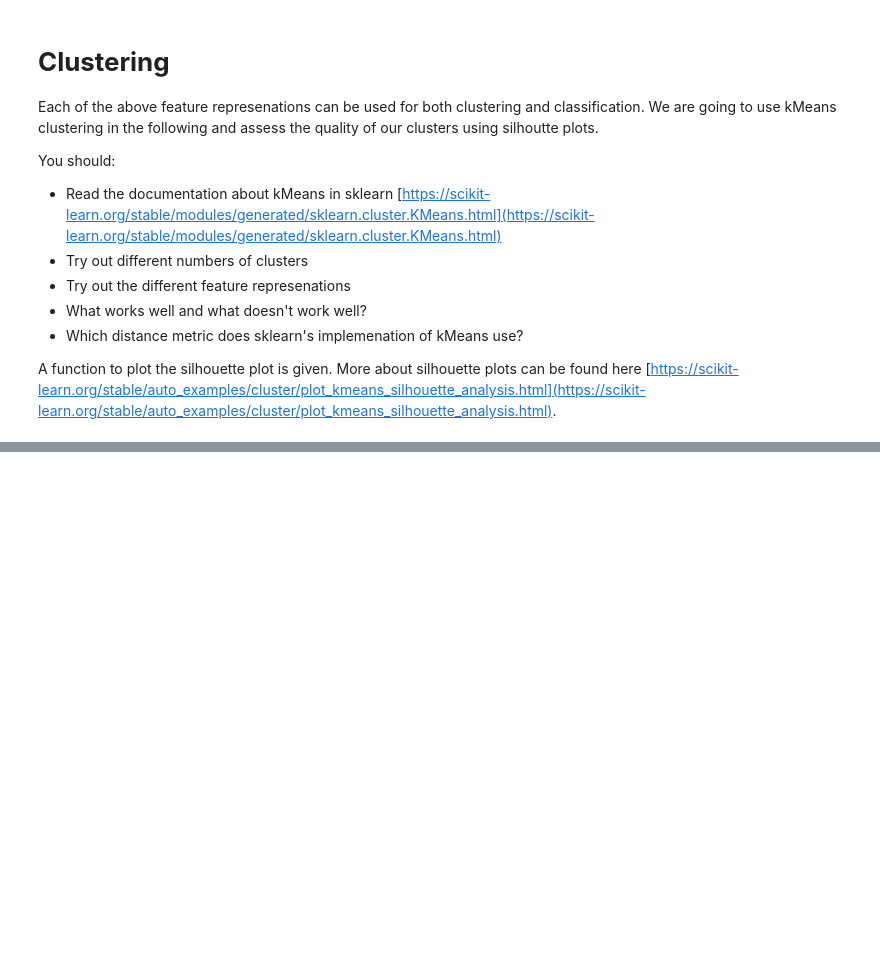
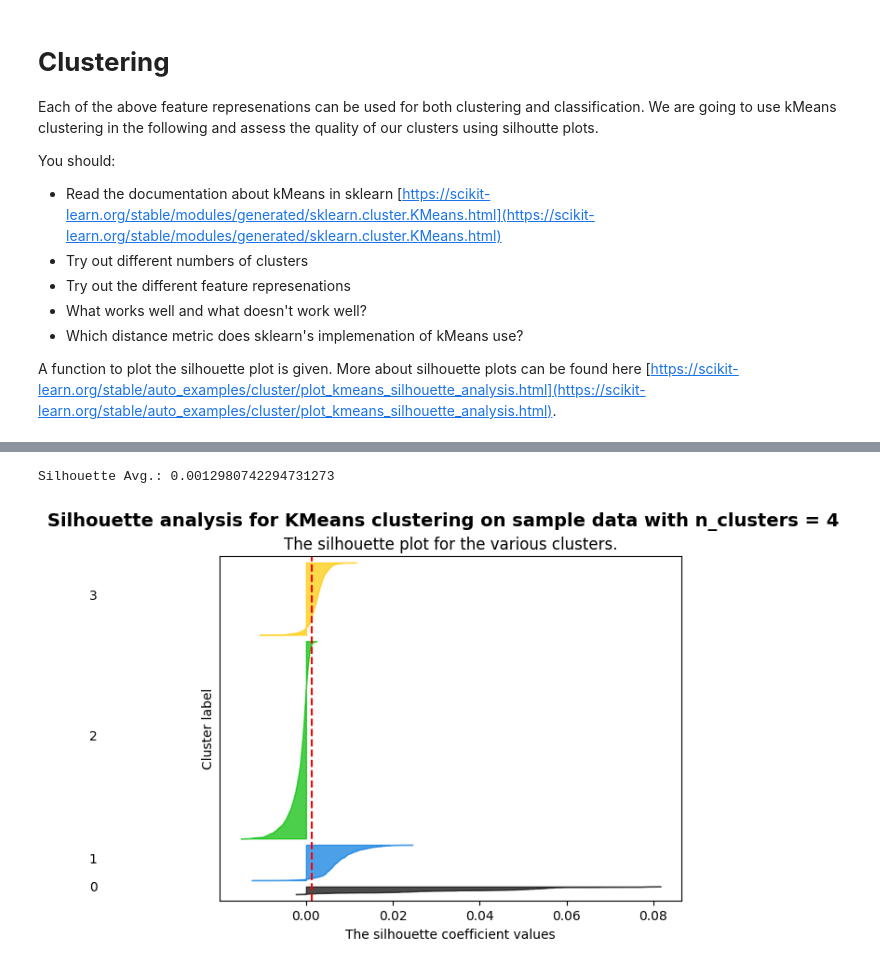
Before and after one commit to michabirklbauer/hgb_dse_text_mining_solutions, a Jupyter notebook: Features_Clustering.ipynb, the cells around one changed output, grey strips where cells are left out. Saved outputs shown, nothing was run; the diff lists cells and outputs as text; code cells hidden in the pictures; blank space fills up the shorter version.

```diff
--- a/Features_Clustering.ipynb
+++ b/Features_Clustering.ipynb
@@ -14,6 +14,15 @@ test_en = pd.read_csv("https://raw.githubusercontent.com/michabirklbauer/hgb_dse
 sample = train_en.sample(5000)
 labels = [classes_en[int(row["Label"])] for i, row in sample.iterrows()]
 docs = [row["Article"] for i, row in sample.iterrows()]
+# %%
+import re
+
+def clean(text: str, keep_sentences: bool = True) -> str:
+    if keep_sentences:
+        return re.sub(r"[^a-zA-Z\.\?\!\s]+", "", text)
+    return re.sub(r"[^a-zA-Z\s]+", "", text)
+# %%
+docs_cleaned = [clean(row["Article"]) for i, row in sample.iterrows()]
 # %% [markdown]
 # **Feature Representations**
 
@@ -53,0 +63,8 @@ tfidf.head()
+# %%
+tfidf_cleaned_vectorizer = TfidfVectorizer(strip_accents = "unicode",
+                                           stop_words = stopwords_en)
+
+X_tfidf_cleaned = tfidf_cleaned_vectorizer.fit_transform(docs_cleaned)
+tfidf_cleaned_features_names = tfidf_cleaned_vectorizer.get_feature_names_out()
+print(X_tfidf_cleaned.shape)
+print(tfidf_cleaned_features_names.shape)
@@ -183,0 +246,5 @@ Silhouette Avg.: 0.004766580760784394
+# %%
+silhouette_plot(X_tfidf_cleaned, cluster_labels)
+# %% [output]
+Silhouette Avg.: 0.0012980742294731273
+[figure, added]
```
Also changed, not shown: parts of 15 cells of this notebook, 5 other files.
